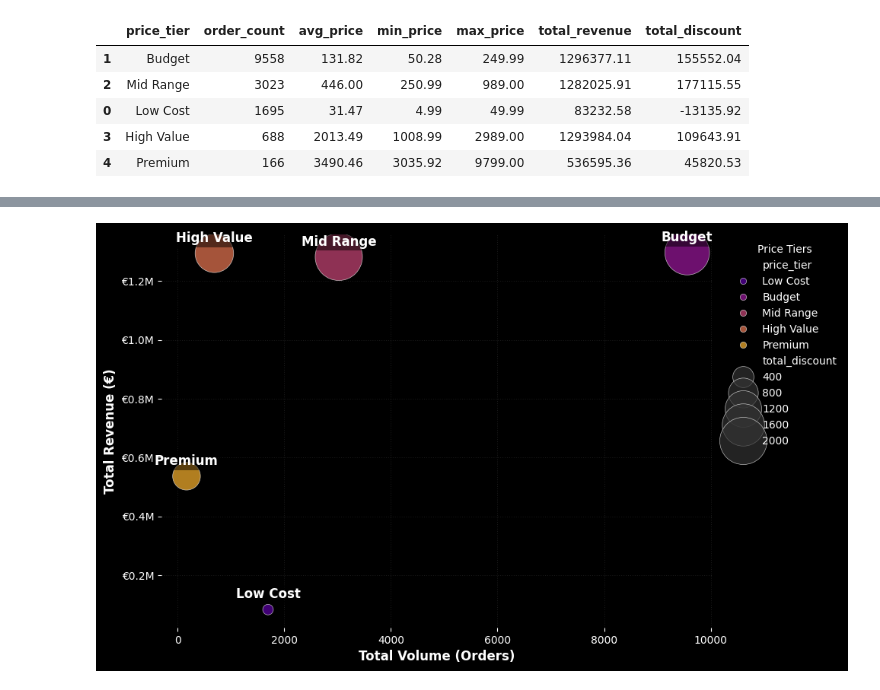
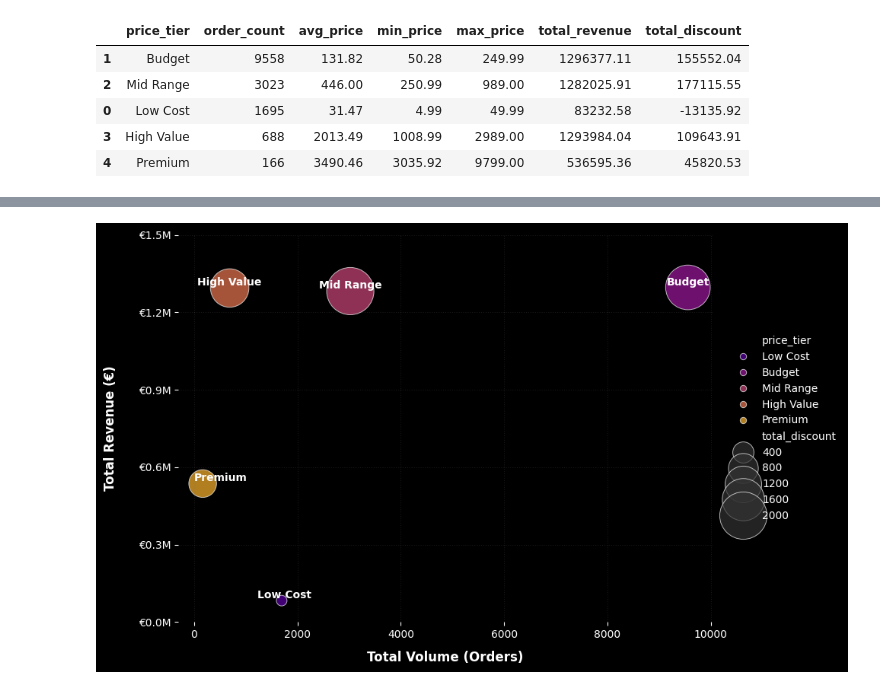
Before and after one commit to ShymaShameer/Eniac_project, a Jupyter notebook: Project_Data_Analysis.ipynb, the cells around one changed output, grey strips where cells are left out. Drawn from its saved outputs; the diff is of its cells as text; code cells hidden in the pictures.

```diff
--- a/Project_Data_Analysis.ipynb
+++ b/Project_Data_Analysis.ipynb
@@ -700,6 +790,7 @@ memory usage: 576.2+ KB
 # %%
-orderline_product_cat= orderlines_df.merge(product_categories_df, on="sku")
+# merging orderlines & product_category_df
+orderline_product_cat= orderlines_df.merge(product_category_df, on="sku")
 
-orderline_product_cat= orderline_product_cat[["order_id","sku","name" ,"product_quantity","unit_price","price","in_stock", "type","category"]]
+orderline_product_cat= orderline_product_cat[["order_id","sku","name" ,"product_quantity","unit_price","price","in_stock", "type","category","sub_category"]]
 orderline_product_cat.head()
 # %% [output]
@@ -779,9 +817,0 @@ dtype: float64
-# %%
-# 1. Actual Revenue (what you actually earned)
-orderline_product_cat['actual_revenue'] = orderline_product_cat['unit_price'] * orderline_product_cat['product_quantity']
-
-# 2. Gross Revenue (full price value)
-orderline_product_cat['gross_revenue'] = orderline_product_cat['price'] * orderline_product_cat['product_quantity']
-
-# 3. Lost Revenue (value lost to discounts)
-orderline_product_cat['discount_loss'] = orderline_product_cat['gross_revenue'] - orderline_product_cat['actual_revenue']
@@ -998 +1017,3 @@ storage_cat
+# %%
+storage_cat = storage_cat.copy()
 # %%
@@ -1012,3 +1023,6 @@ See the caveats in the documentation: https://pandas.pydata.org/pandas-docs/stab
+# %%
+# Creating new column: "revenue"
+storage_cat['revenue'] = storage_cat['unit_price'] * storage_cat['product_quantity']
 # %%
 storage_cat.describe().round(2)
 # %% [output]
@@ -1119,26 +1161,22 @@ plt.show()
 # %%
-import matplotlib.pyplot as plt
-import seaborn as sns
-import numpy as np
-from matplotlib.ticker import FuncFormatter
+# Plotting price category in relation to revenue, orders & discount
 
 # Helper function to turn 1,000,000 into "1.0M"
 def millions(x, pos):
     return f'€{x*1e-6:1.1f}M'
 
 
-
-# 1. Theme and Figure Setup
+#  Seting up Style
 plt.style.use('dark_background')
 fig, ax = plt.subplots(figsize=(10, 6)) # Slightly wider for the legend
 
-# 2. Advanced Bubble Scaling
-# We use a Min-Max scaler to keep bubbles between 100 and 2000 units
+#  Using advanced Bubble Scaling
+# Using a Min-Max scaler to keep bubbles between 100 and 2000 units
 min_s, max_s = 100, 2000
 raw_size = storage_stats["total_discount"]
 bubble_size = ((raw_size - raw_size.min()) / (raw_size.max() - raw_size.min()) * (max_s - min_s) + min_s)
 
-# 3. Create the Scatter Plot
+#  Creating the Scatter Plot
 # Using 'hue' with 'price_tier' ensures all 5 categories get distinct plasma colors
 scatter = sns.scatterplot(
     data=storage_stats,
@@ -1147,49 +1185,61 @@ scatter = sns.scatterplot(
     size=bubble_size,
     hue='price_tier',
     palette='plasma',
     sizes=(min_s, max_s),
     alpha=0.7,
     edgecolor='white',
-    linewidth=0.5,
+    linewidth=0.7,
     legend='brief' # Ensures we see the price tiers in the legend
 )
 
-# 4. Smart Labeling (Avoiding the 'Mess')
-# We label each tier once at its average position or highest point
+#  Smart Labeling (Adjusted for better clearance)
 for tier in storage_stats['price_tier'].unique():
     subset = storage_stats[storage_stats['price_tier'] == tier]
-    # Find the 'leading' product in each tier (highest revenue)
     top_point = subset.loc[subset['total_revenue'].idxmax()]
-
+    y_offset = storage_stats['total_revenue'].max() * 0.07
+    size = bubble_size[top_point.name]
+    y_offset = size * 0.02
+    x_offset = size * 0.5
+# Condition: large bubbles → above, small → right
+    if size > 1000:
+        x = top_point['order_count']
+        y = top_point['total_revenue'] + y_offset
+        ha = 'center'
+        va = 'bottom'
+    else:
+        x = top_point['order_count'] + x_offset
+        y = top_point['total_revenue']
+        ha = 'left'
+        va = 'center'
     plt.text(
-        top_point['order_count'],
-        top_point['total_revenue'] + (storage_stats['total_revenue'].max() * 0.03),
+        x,y,
         tier,
-        fontsize=12,
+        fontsize=10,
         fontweight='bold',
         color='white',
         ha='center',
-        bbox=dict(facecolor='black', alpha=0.5, edgecolor='none', pad=2) # Text shadow
+        va='bottom',
+        bbox=dict(facecolor='none', alpha=0.5,edgecolor='none', pad=7)
     )
 
-# 5. Clean up Borders and Grid
+#  Cleaning up Borders and Grid
 sns.despine(left=True, bottom=True)
 plt.grid(axis='both', color='gray', linestyle=':', alpha=0.2)
 
-# 6. Labels and Legend
-plt.xlabel("Total Volume (Orders)", fontsize=12, fontweight='bold', color='white')
-plt.ylabel("Total Revenue (€)", fontsize=12, fontweight='bold', color='white')
+#  Labels and Legend
+plt.xlabel("Total Volume (Orders)", fontsize=12, fontweight='bold', color='white',labelpad=10)
+plt.ylabel("Total Revenue (€)", fontsize=12, fontweight='bold', color='white', labelpad= 20)
 
 
-# Apply it to the Y-axis
+# Applying helper function to the Y-axis
 ax.yaxis.set_major_formatter(FuncFormatter(millions))
+ax.set_ylim(0,1_500_000)
+ax.set_yticks(np.linspace(0,1_500_000,6))
 
-#plt.title("Revenue vs. Volume by Price Tier\nSize represents Total Discount Volume", fontsize=18, pad=25)
-
-# Fix the legend so it doesn't cover the bubbles
-plt.legend(bbox_to_anchor=(1.02, 1), loc='upper left', frameon=False, title="Price Tiers")
+# Fixing the legend so it doesn't cover the bubbles
+plt.legend(bbox_to_anchor=(1.02, 0.5), loc='center left',frameon= False)
 
 plt.tight_layout()
 plt.show()
 # %% [output]
-[figure, old version]
+[figure, new version]
```
Also changed, not shown: parts of 96 cells of this notebook.
